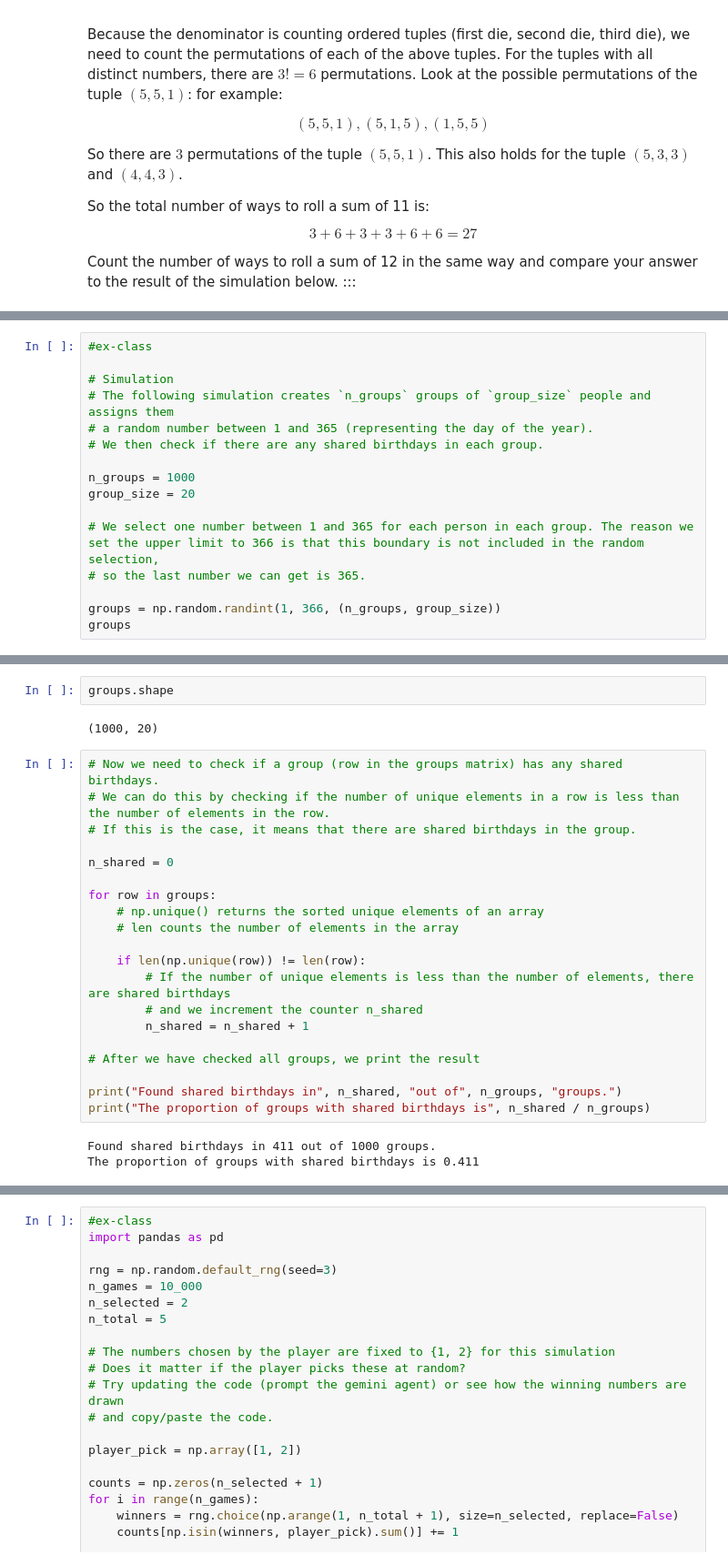
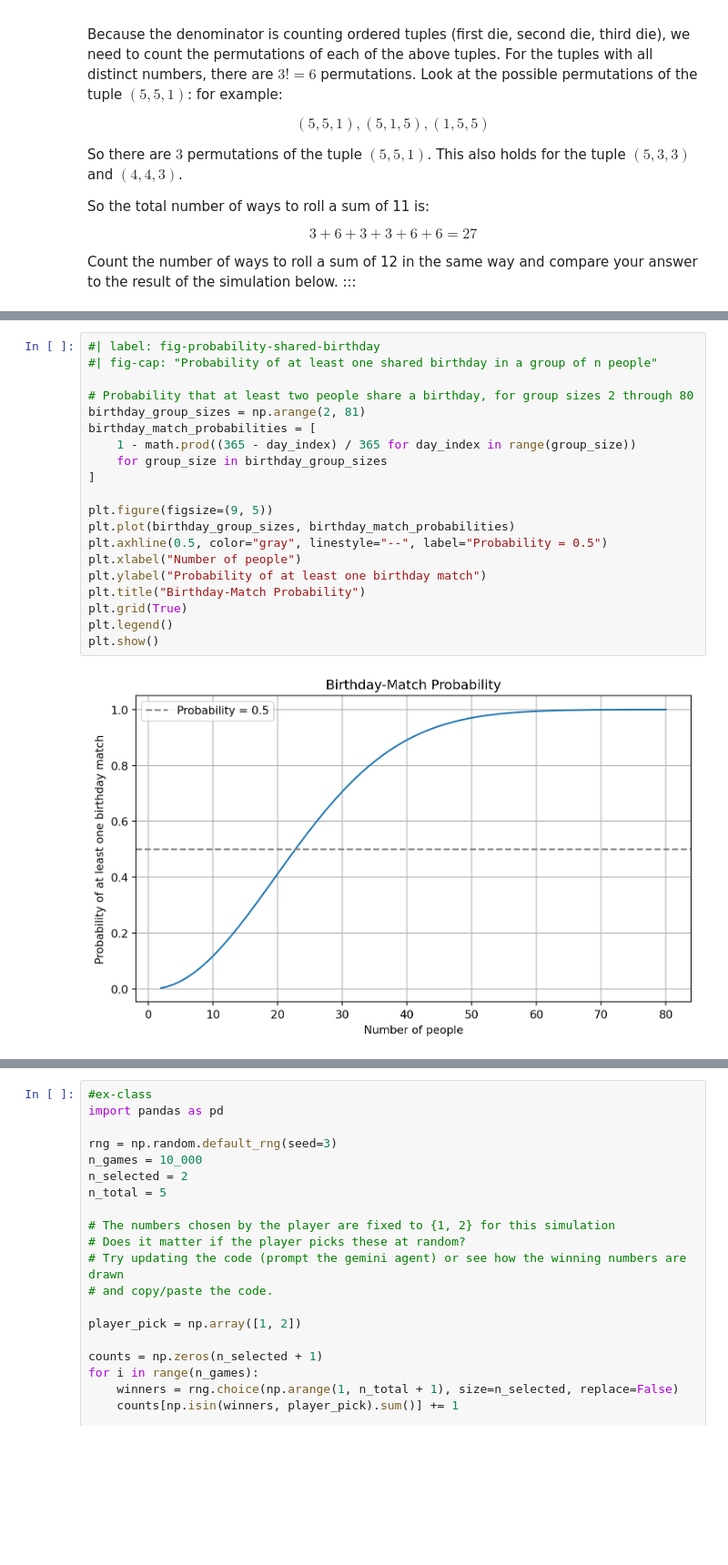
Before and after one commit to febse/stat, a Jupyter notebook: 02-Counting-Things.ipynb, the cells around one changed output, grey strips where cells are left out. Shown at 91% size. Cells and saved outputs as stored; diff of their text form; blank space fills up the shorter version.

Commit message:
Add a manim playground notebook with instructions for provisioning. Update the solutions of the birthdays problem. Fix broken and references and inconsistent exercise identifiers.

```diff
--- a/02-Counting-Things.ipynb
+++ b/02-Counting-Things.ipynb
@@ -862,16 +900,0 @@ The probability of at least one shared birthday in a group of 20 people is appro
-# %%
-#ex-class
-
-# Simulation
-# The following simulation creates `n_groups` groups of `group_size` people and assigns them
-# a random number between 1 and 365 (representing the day of the year).
-# We then check if there are any shared birthdays in each group.
-
-n_groups = 1000
-group_size = 20
-
-# We select one number between 1 and 365 for each person in each group. The reason we set the upper limit to 366 is that this boundary is not included in the random selection,
-# so the last number we can get is 365.
-
-groups = np.random.randint(1, 366, (n_groups, group_size))
-groups
@@ -886,28 +901,23 @@ array([[ 74, 293,  95, ..., 173, 115, 320],
-# %%
-groups.shape
-# %% [output]
-(1000, 20)
-# %%
-# Now we need to check if a group (row in the groups matrix) has any shared birthdays.
-# We can do this by checking if the number of unique elements in a row is less than the number of elements in the row.
-# If this is the case, it means that there are shared birthdays in the group.
-
-n_shared = 0
-
-for row in groups:
-    # np.unique() returns the sorted unique elements of an array
-    # len counts the number of elements in the array
-
-    if len(np.unique(row)) != len(row):
-        # If the number of unique elements is less than the number of elements, there are shared birthdays
-        # and we increment the counter n_shared
-        n_shared = n_shared + 1
-
-# After we have checked all groups, we print the result
-
-print("Found shared birthdays in", n_shared, "out of", n_groups, "groups.")
-print("The proportion of groups with shared birthdays is", n_shared / n_groups)
-# %% [output]
-Found shared birthdays in 411 out of 1000 groups.
-The proportion of groups with shared birthdays is 0.411
+# %%
+#| label: fig-probability-shared-birthday
+#| fig-cap: "Probability of at least one shared birthday in a group of n people"
+
+# Probability that at least two people share a birthday, for group sizes 2 through 80
+birthday_group_sizes = np.arange(2, 81)
+birthday_match_probabilities = [
+    1 - math.prod((365 - day_index) / 365 for day_index in range(group_size))
+    for group_size in birthday_group_sizes
+]
+
+plt.figure(figsize=(9, 5))
+plt.plot(birthday_group_sizes, birthday_match_probabilities)
+plt.axhline(0.5, color="gray", linestyle="--", label="Probability = 0.5")
+plt.xlabel("Number of people")
+plt.ylabel("Probability of at least one birthday match")
+plt.title("Birthday-Match Probability")
+plt.grid(True)
+plt.legend()
+plt.show()
+# %% [output]
+[figure, added]
 # %% [markdown]
```
Also changed, not shown: parts of 15 cells of this notebook, 1 other file.
